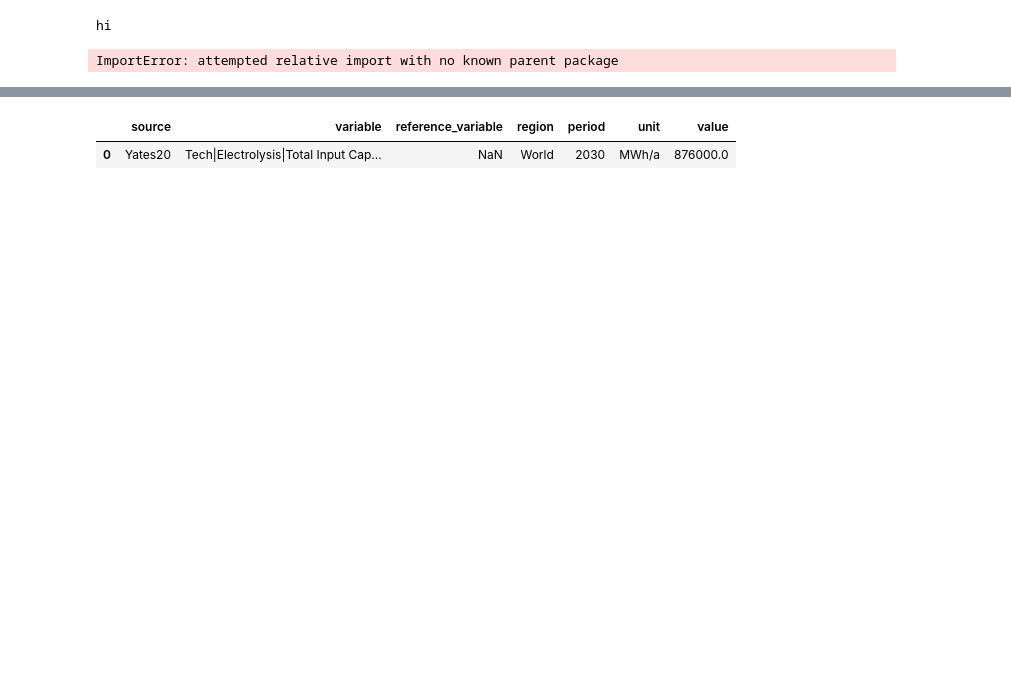
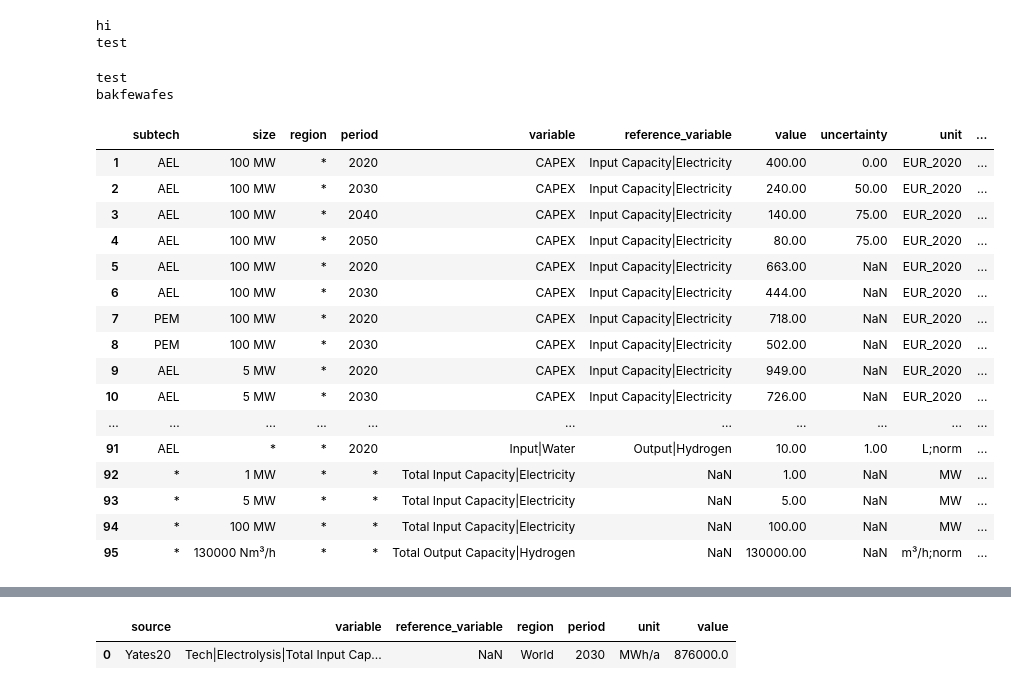
Before and after one commit to PhilippVerpoort/posted, a Jupyter notebook: docs/docs_python_tutorial.ipynb, the cells around one changed output, grey strips where cells are left out. Drawn from its saved outputs; the diff is of its cells as text; code cells hidden in the pictures; blank space fills up the shorter version.

Commit message:
fixed import of posted module in tutorial jupyter notebook

```diff
--- a/docs/docs_python_tutorial.ipynb
+++ b/docs/docs_python_tutorial.ipynb
@@ -1,31 +1,46 @@
 # %%
 import pandas as pd
+import os
+import sys
 pd.options.plotting.backend = "plotly"
 pd.set_option('display.max_rows', None)
-print("hi")
+module_path = os.path.abspath(os.path.join('..'))
+module_path = module_path + "/python"
+if module_path not in sys.path:
+    sys.path.append(module_path)
 # %% [output]
 hi
+test
 # %%
-import pandas as pd
-pd.options.plotting.backend = "plotly"
-pd.set_option('display.max_rows', None)
-# from ..python.posted.noslag import DataSet
-from ..python.posted.tedf import TEDF
-# import posted.config
+from posted.tedf import TEDF
+import posted.config
 from posted.columns import PeriodFieldDefinition
-# help(TEDF)
-help(PeriodFieldDefinition)
-print(PeriodFieldDefinition.__doc__)
+from posted.noslag import DataSet
-# %% [output]
-ImportError: attempted relative import with no known parent package
 # %%
-print("test")
-tedf = TEDF('Tech|ELH2')
-# tedf.load()
-print("bakfewafes")
-# tedf.check()
-# print(tedf._var_specs)
-# display(tedf.data)
+tedf = TEDF('Tech|Electrolysis')
+tedf.load()
+tedf.check()
+display(tedf.data)
+# %% [output]
+test
+bakfewafes
+|  | subtech | size | region | period | variable | reference_variable | value | uncertainty | unit | ... |
+| 1 | AEL | 100 MW | * | 2020 | CAPEX | Input Capacity|Electricity | 400.00 | 0.00 | EUR_2020 | ... |
+| 2 | AEL | 100 MW | * | 2030 | CAPEX | Input Capacity|Electricity | 240.00 | 50.00 | EUR_2020 | ... |
+| 3 | AEL | 100 MW | * | 2040 | CAPEX | Input Capacity|Electricity | 140.00 | 75.00 | EUR_2020 | ... |
+| 4 | AEL | 100 MW | * | 2050 | CAPEX | Input Capacity|Electricity | 80.00 | 75.00 | EUR_2020 | ... |
+| 5 | AEL | 100 MW | * | 2020 | CAPEX | Input Capacity|Electricity | 663.00 | NaN | EUR_2020 | ... |
+| 6 | AEL | 100 MW | * | 2030 | CAPEX | Input Capacity|Electricity | 444.00 | NaN | EUR_2020 | ... |
+| 7 | PEM | 100 MW | * | 2020 | CAPEX | Input Capacity|Electricity | 718.00 | NaN | EUR_2020 | ... |
+| 8 | PEM | 100 MW | * | 2030 | CAPEX | Input Capacity|Electricity | 502.00 | NaN | EUR_2020 | ... |
+| 9 | AEL | 5 MW | * | 2020 | CAPEX | Input Capacity|Electricity | 949.00 | NaN | EUR_2020 | ... |
+| 10 | AEL | 5 MW | * | 2030 | CAPEX | Input Capacity|Electricity | 726.00 | NaN | EUR_2020 | ... |
+| ... | ... | ... | ... | ... | ... | ... | ... | ... | ... | ... |
+| 91 | AEL | * | * | 2020 | Input|Water | Output|Hydrogen | 10.00 | 1.00 | L;norm | ... |
+| 92 | * | 1 MW | * | * | Total Input Capacity|Electricity | NaN | 1.00 | NaN | MW | ... |
+| 93 | * | 5 MW | * | * | Total Input Capacity|Electricity | NaN | 5.00 | NaN | MW | ... |
+| 94 | * | 100 MW | * | * | Total Input Capacity|Electricity | NaN | 100.00 | NaN | MW | ... |
+| 95 | * | 130000 Nm³/h | * | * | Total Output Capacity|Hydrogen | NaN | 130000.00 | NaN | m³/h;norm | ... |
 # %%
 
 DataSet('Tech|Electrolysis').normalise(override={'Tech|ELH2|Input Capacity|Electricity': 'kW', 'Tech|ELH2|Output Capacity|h2': 'kW;LHV'}).query("source=='Vartiainen22'")
```
Also changed, not shown: parts of 1 cell of this notebook.
